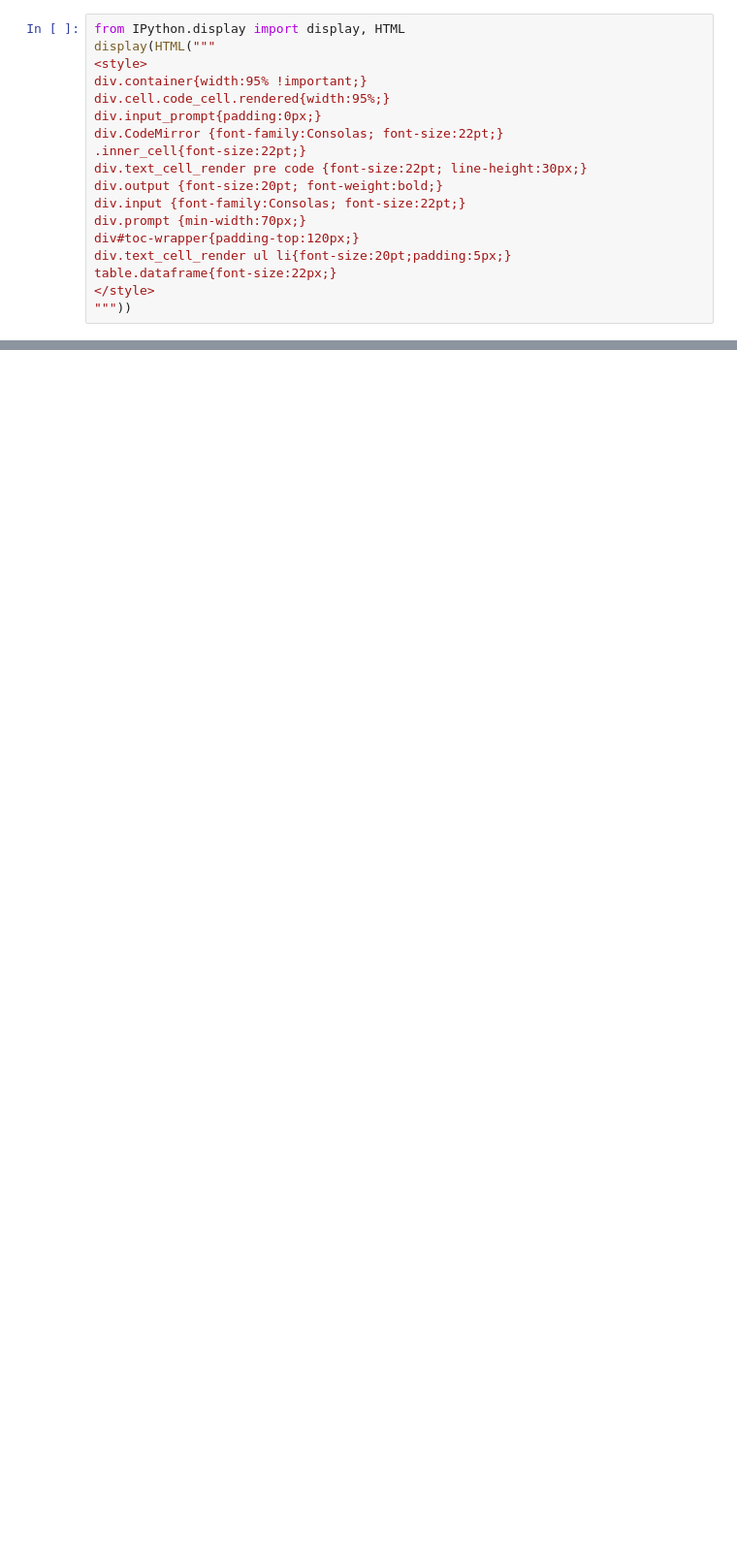
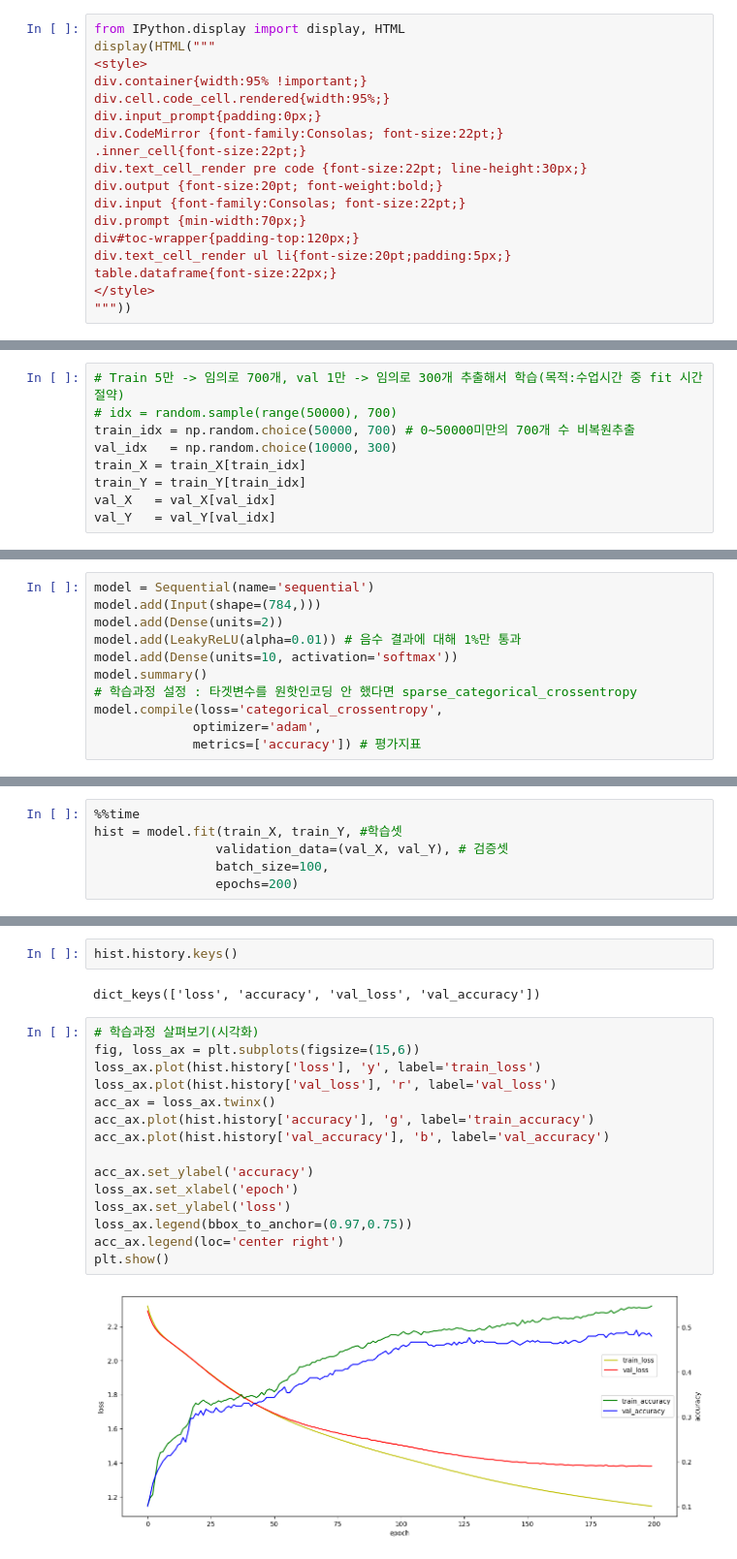
Before and after one commit to ai-mbc/ai, a Jupyter notebook: source/05_DeepLearning/Untitled.ipynb, the cells around one changed output, grey strips where cells are left out. Shown at 97% size. Cells and saved outputs as stored; diff of their text form; blank space fills up the shorter version.

```diff
--- a/source/05_DeepLearning/Untitled.ipynb
+++ b/source/05_DeepLearning/Untitled.ipynb
@@ -112,0 +199,9 @@ dtype: int64
+# %%
+# Train 5만 -> 임의로 700개, val 1만 -> 임의로 300개 추출해서 학습(목적:수업시간 중 fit 시간 절약)
+# idx = random.sample(range(50000), 700)
+train_idx = np.random.choice(50000, 700) # 0~50000미만의 700개 수 비복원추출
+val_idx   = np.random.choice(10000, 300)
+train_X = train_X[train_idx]
+train_Y = train_Y[train_idx]
+val_X   = val_X[val_idx]
+val_Y   = val_Y[val_idx]
@@ -112,0 +215,11 @@ dtype: int64
+# %%
+model = Sequential(name='sequential')
+model.add(Input(shape=(784,)))
+model.add(Dense(units=2))
+model.add(LeakyReLU(alpha=0.01)) # 음수 결과에 대해 1%만 통과
+model.add(Dense(units=10, activation='softmax'))
+model.summary()
+# 학습과정 설정 : 타겟변수를 원핫인코딩 안 했다면 sparse_categorical_crossentropy
+model.compile(loss='categorical_crossentropy',
+             optimizer='adam',
+             metrics=['accuracy']) # 평가지표
@@ -112,0 +244,6 @@ dtype: int64
+# %%
+%%time
+hist = model.fit(train_X, train_Y, #학습셋
+                validation_data=(val_X, val_Y), # 검증셋
+                batch_size=100,
+                epochs=200)
@@ -112,0 +270,21 @@ dtype: int64
+# %%
+hist.history.keys()
+# %% [output]
+dict_keys(['loss', 'accuracy', 'val_loss', 'val_accuracy'])
+# %%
+# 학습과정 살펴보기(시각화)
+fig, loss_ax = plt.subplots(figsize=(15,6))
+loss_ax.plot(hist.history['loss'], 'y', label='train_loss')
+loss_ax.plot(hist.history['val_loss'], 'r', label='val_loss')
+acc_ax = loss_ax.twinx()
+acc_ax.plot(hist.history['accuracy'], 'g', label='train_accuracy')
+acc_ax.plot(hist.history['val_accuracy'], 'b', label='val_accuracy')
+
+acc_ax.set_ylabel('accuracy')
+loss_ax.set_xlabel('epoch')
+loss_ax.set_ylabel('loss')
+loss_ax.legend(bbox_to_anchor=(0.97,0.75))
+acc_ax.legend(loc='center right')
+plt.show()
+# %% [output]
+[figure, added]
```
Also changed, not shown: parts of 42 cells of this notebook, 3 other files.
